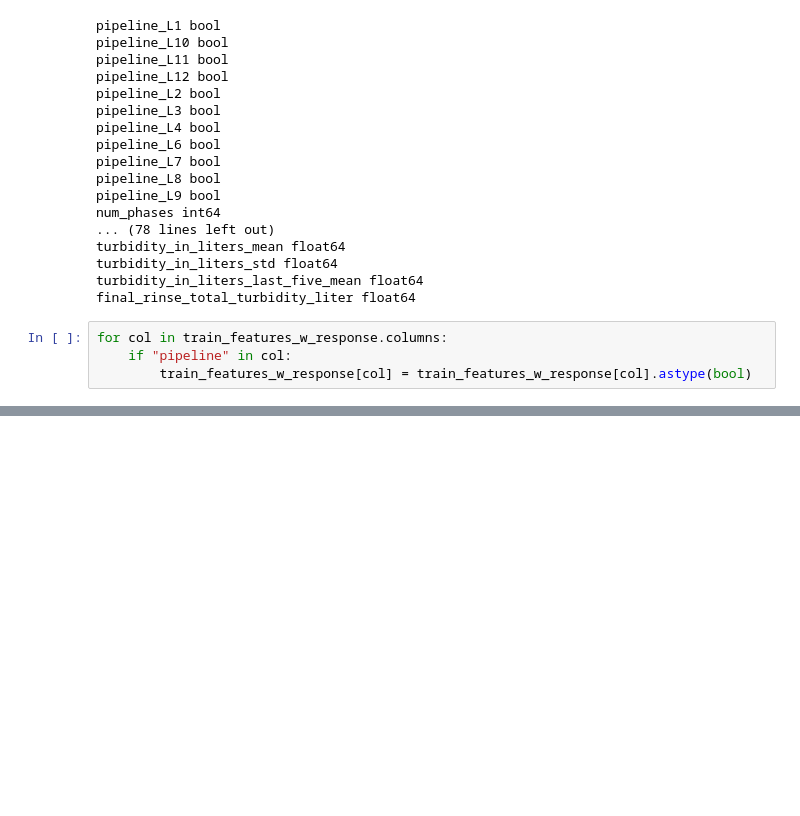
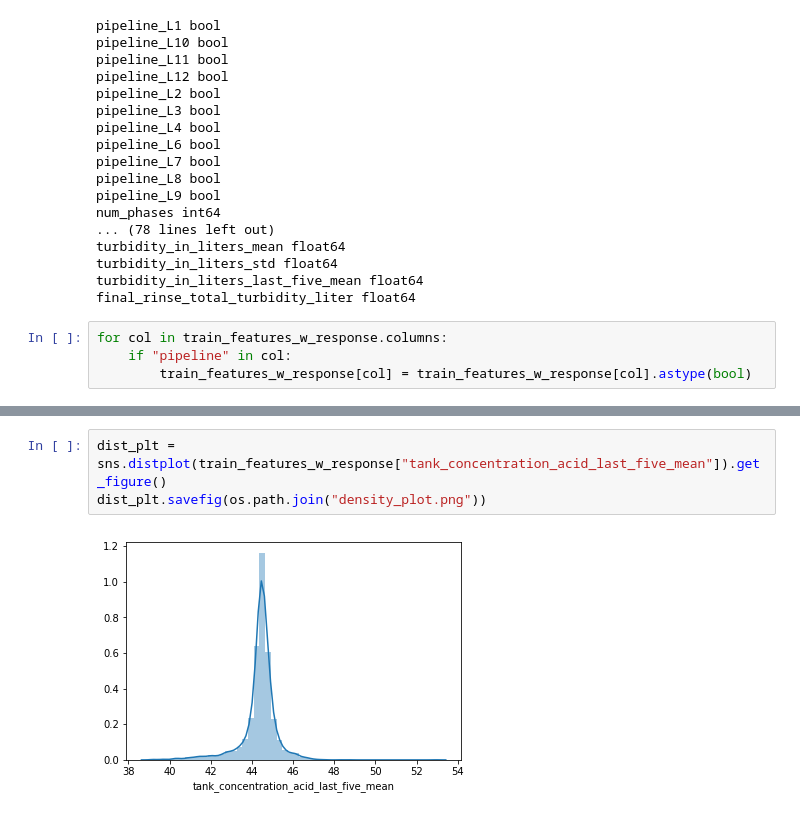
Before and after one commit to b-o-l-l-a/driven-data-rinse-over-run, a Jupyter notebook: notebooks/1.0-initial-data-exploration.ipynb, the cells around one changed output, grey strips where cells are left out. Saved outputs shown, nothing was run; the diff lists cells and outputs as text; blank space fills up the shorter version.

```diff
--- a/notebooks/1.0-initial-data-exploration.ipynb
+++ b/notebooks/1.0-initial-data-exploration.ipynb
@@ -278,0 +321,5 @@ create_eda_plots(train_features_w_response)
+# %%
+dist_plt = sns.distplot(train_features_w_response["tank_concentration_acid_last_five_mean"]).get_figure()
+dist_plt.savefig(os.path.join("density_plot.png"))
+# %% [output]
+[figure, added]
```
Also changed, not shown: parts of 5 cells of this notebook.
